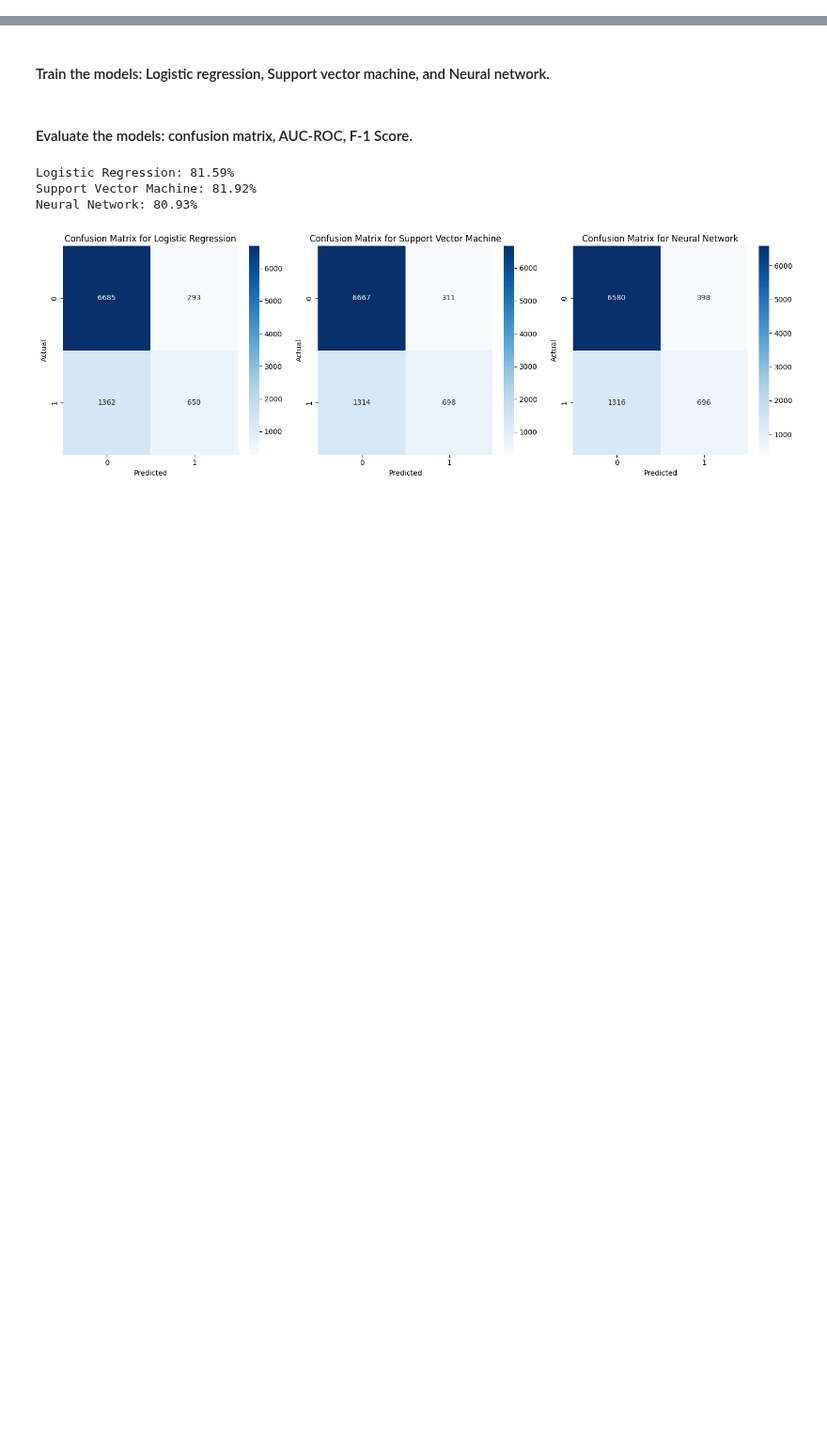
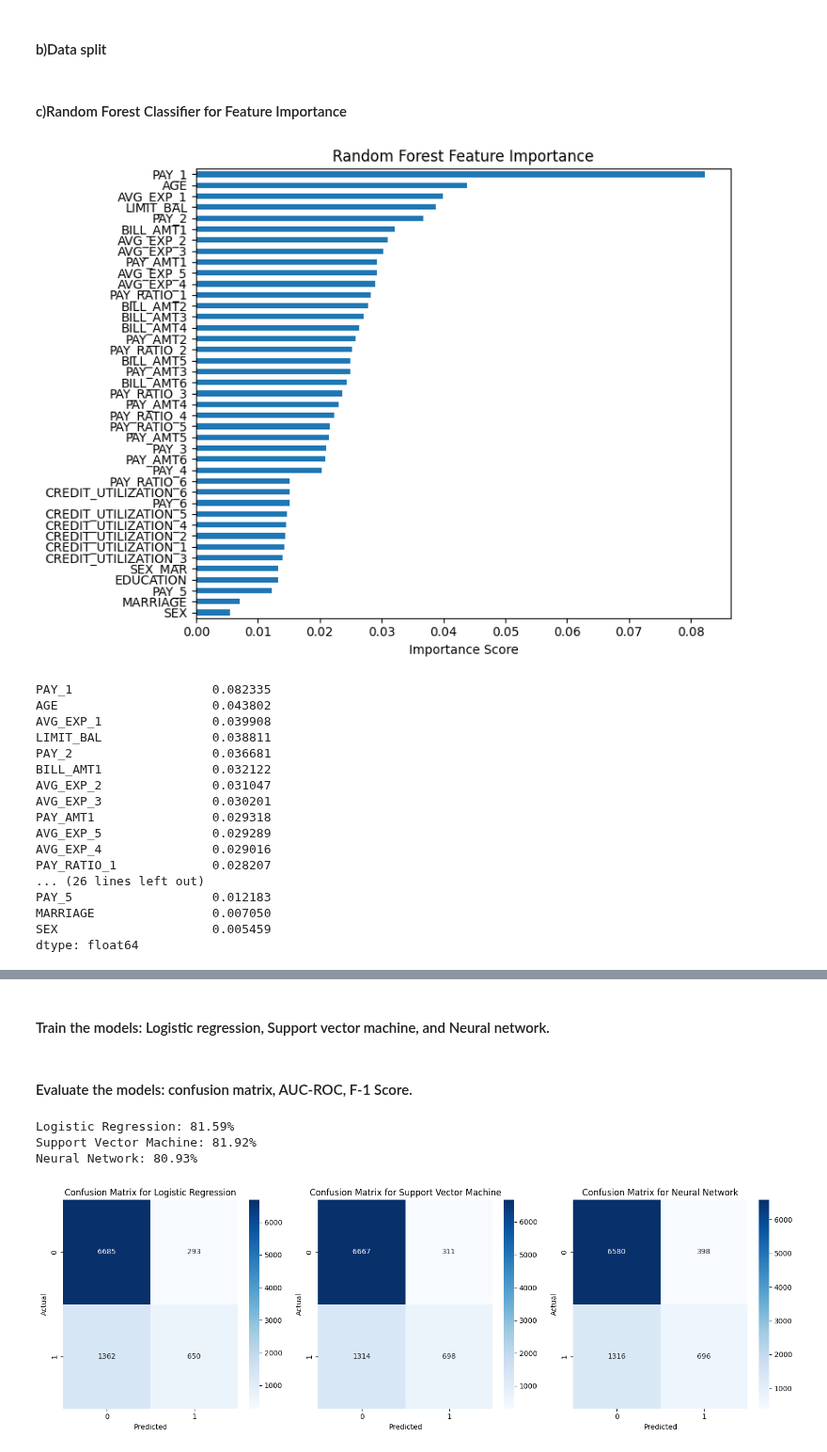
Before and after one commit to minjeoungneev/Default_Credit_Card, a Jupyter notebook: Models.ipynb, the cells around one changed output, grey strips where cells are left out. Shown at 94% size. Saved outputs shown, nothing was run; the diff lists cells and outputs as text; code cells hidden in the pictures; blank space fills up the shorter version.

```diff
--- a/Models.ipynb
+++ b/Models.ipynb
@@ -38,0 +73,20 @@ Index(['LIMIT_BAL', 'AGE', 'PAY_1', 'PAY_2', 'PAY_3', 'PAY_4', 'PAY_5',
+# %%
+df['AVG_EXP_5'] = (df['PAY_5'] - (df['BILL_AMT5'] - df['BILL_AMT6']))/df['LIMIT_BAL'] # Spending in May
+
+df['AVG_EXP_4'] = (((df['PAY_4'] - (df['BILL_AMT4'] - df['BILL_AMT5']))
+                + (df['PAY_5'] - (df['BILL_AMT5'] - df['BILL_AMT6']))) / 2 )/df['LIMIT_BAL'] # Spending in June
+
+df['AVG_EXP_3'] = (((df['PAY_3'] - (df['BILL_AMT3'] - df['BILL_AMT4']))
+                + (df['PAY_4'] - (df['BILL_AMT4'] - df['BILL_AMT5']))
+                + (df['PAY_5'] - (df['BILL_AMT5'] - df['BILL_AMT6'])))/3)/df['LIMIT_BAL'] # Spending in July
+
+df['AVG_EXP_2'] = (((df['PAY_2'] - (df['BILL_AMT2'] - df['BILL_AMT3']))
+                + (df['PAY_3'] - (df['BILL_AMT3'] - df['BILL_AMT4']))
+                + (df['PAY_4'] - (df['BILL_AMT4'] - df['BILL_AMT5']))
+                + (df['PAY_5'] - (df['BILL_AMT5'] - df['BILL_AMT6'])))/4)/df['LIMIT_BAL'] # Spending in August
+
+df['AVG_EXP_1'] = (((df['PAY_1'] - (df['BILL_AMT1'] - df['BILL_AMT2']))
+                + (df['PAY_2'] - (df['BILL_AMT2'] - df['BILL_AMT3']))
+                + (df['PAY_3'] - (df['BILL_AMT3'] - df['BILL_AMT4']))
+                + (df['PAY_4'] - (df['BILL_AMT4'] - df['BILL_AMT5']))
+                + (df['PAY_5'] - (df['BILL_AMT5'] - df['BILL_AMT6'])))/5)/df['LIMIT_BAL'] # Spending in September
@@ -38,0 +112,44 @@ Index(['LIMIT_BAL', 'AGE', 'PAY_1', 'PAY_2', 'PAY_3', 'PAY_4', 'PAY_5',
+# %%
+y = df['Y'].copy()
+X = df.drop('Y', axis =1 ).copy()
+# %% [markdown]
+#### b)Data split
+# %%
+X_train, X_test, y_train, y_test = train_test_split(X, y, train_size = 0.8, random_state = 100, shuffle=True)
+# %% [markdown]
+#### c)Random Forest Classifier for Feature Importance
+# %%
+from sklearn.ensemble import RandomForestClassifier
+
+rf = RandomForestClassifier(n_estimators=100, random_state=42)
+rf.fit(X_train, y_train)
+
+importances = pd.Series(rf.feature_importances_, index=X.columns).sort_values(ascending=True)
+# %%
+plt.figure(figsize=(8, 6))
+importances.plot(kind='barh')
+plt.title("Random Forest Feature Importance")
+plt.xlabel("Importance Score")
+plt.tight_layout()
+plt.show()
+
+print(importances.sort_values(ascending=False))
+# %% [output]
+[figure, added]
+PAY_1                   0.082335
+AGE                     0.043802
+AVG_EXP_1               0.039908
+LIMIT_BAL               0.038811
+PAY_2                   0.036681
+BILL_AMT1               0.032122
+AVG_EXP_2               0.031047
+AVG_EXP_3               0.030201
+PAY_AMT1                0.029318
+AVG_EXP_5               0.029289
+AVG_EXP_4               0.029016
+PAY_RATIO_1             0.028207
+... (26 lines left out)
+PAY_5                   0.012183
+MARRIAGE                0.007050
+SEX                     0.005459
+dtype: float64
```
Also changed, not shown: parts of 65 cells of this notebook, 3 other files.
